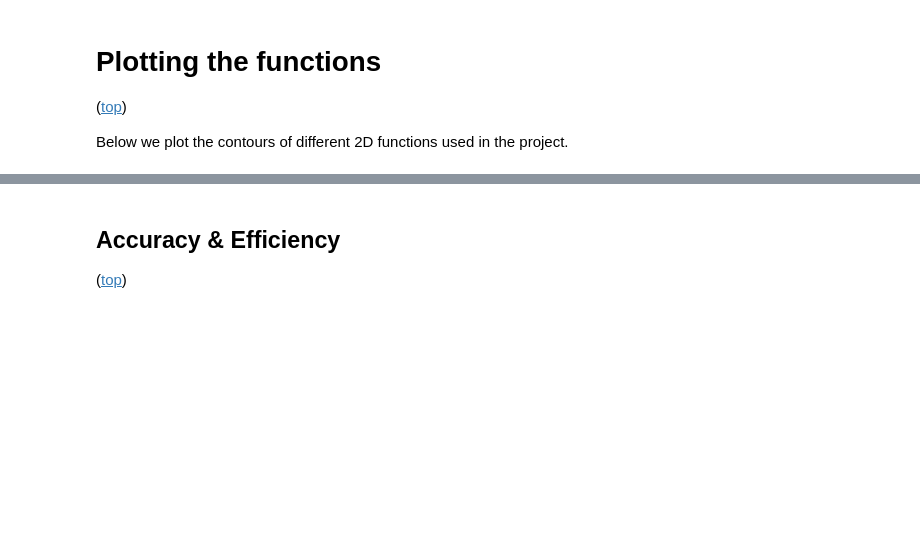
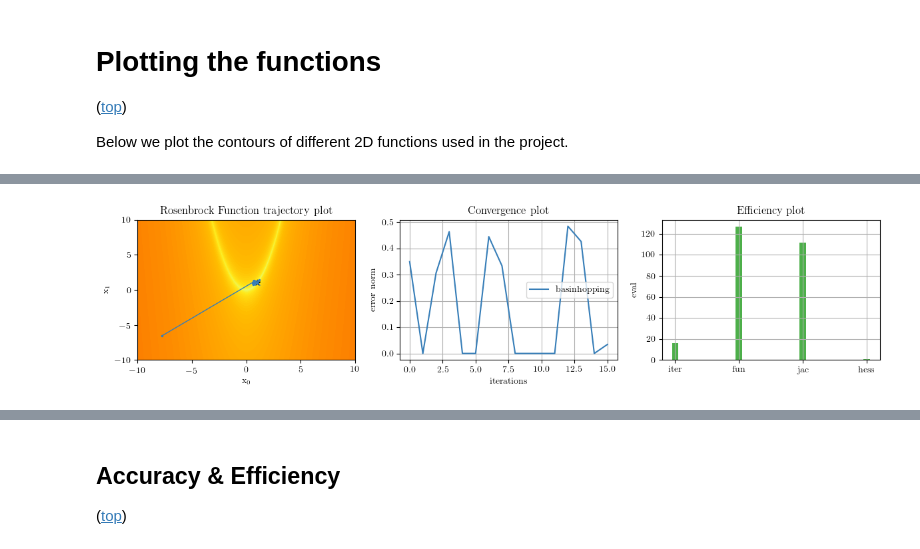
Before and after one commit to esalman/optimization_project, a Jupyter notebook: src/2018 ECE 506 Project.ipynb, the cells around one changed output, grey strips where cells are left out. Cells and saved outputs as stored; diff of their text form; code cells hidden in the pictures; blank space fills up the shorter version.

```diff
--- a/src/2018 ECE 506 Project.ipynb
+++ b/src/2018 ECE 506 Project.ipynb
@@ -201,0 +241,92 @@ def log_callback(*args):
+# %%
+x0_lim_lower = -10.0
+x0_lim_upper = +10.0
+x1_lim_lower = -10.0
+x1_lim_upper = +10.0
+x0 = np.array([np.random.uniform(x0_lim_lower, x0_lim_upper, 1)[0],
+               np.random.uniform(x1_lim_lower, x1_lim_upper, 1)[0]])
+print('x0=', x0)
+
+target_fun = getattr(functions2d, 'Rosenbrock')
+fun = target_fun()
+print(fun.latex_name,': global min=', fun.min)
+
+fig = plt.figure(figsize=(12, 3))
+gs = gridspec.GridSpec(1, 3)
+
+# algorithm x evals
+ev = np.zeros((1,4))
+alg = 0
+
+# run optimization
+xk = [x0]
+err = np.array([])
+accept = np.array([])
+res = basinhopping(cost_callable, x0, callback=log_callback, niter_success=10, #stepsize=1, T=.1,
+                   minimizer_kwargs={'method': 'dogleg', 'jac': jac_callable,
+                                     'hess': hess_callable, 'tol': tol})
+print('basinhopping: ', res.message, 'x=', res.x)
+basinhopping_err= np.copy(err)
+basinhopping_xk = np.copy(xk)
+ev[alg,0] = res.nit
+ev[alg,1] = res.nfev
+ev[alg,2] = res.njev
+ev[alg,3] = 1
+alg += 1
+
+# tragectory plot
+ax2 = fig.add_subplot(gs[0, 0])
+## Lines
+points = 200
+x00 = np.linspace(x0_lim_lower, x0_lim_upper, points)
+x11 = np.linspace(x1_lim_lower, x1_lim_upper, points)
+## Meshes
+X0, X1 = np.meshgrid(x00, x11)
+## Combined
+X = np.array([X0, X1])
+
+## Calculate Costs
+cost = fun.cost(X)
+## Renormalise
+cost_norm = np.log(cost - np.min(cost) + 1)
+
+## Plot
+ax2.contourf(X0, X1, cost_norm, 50, cmap=cmap)
+plt.scatter(fun.min[..., 0], fun.min[..., 1], c='k', marker='*')
+
+plt.plot(basinhopping_xk[:,0], basinhopping_xk[:,1], '.-', markersize=3, linewidth=1, color=color2)
+plt.plot(basinhopping_xk[-1,0], basinhopping_xk[-1,1], 'x', color=color2)
+
+#     plt.grid()
+#     plt.title(fun.latex_name + "\n" + fun.latex_cost)
+plt.title(fun.latex_name+' trajectory plot')
+plt.subplots_adjust(top=0.8)
+plt.xlim([x0_lim_lower, x0_lim_upper])
+plt.ylim([x1_lim_lower, x1_lim_upper])
+plt.xlabel('x_0')
+plt.ylabel('x_1')
+
+# convergence plot
+ax1 = fig.add_subplot(gs[0, 1])
+plt.plot(basinhopping_err, color=color2)
+plt.title('Convergence plot')
+plt.xlabel('iterations')
+plt.ylabel('error norm')
+plt.subplots_adjust(top=0.8)
+plt.grid()
+plt.legend(['basinhopping'])
+
+# efficiency
+ax3 = fig.add_subplot(gs[0, 2])
+x = np.arange(4)*2
+#     ev = np.log10(ev)
+ax3.bar(x, ev[0,:], color=color3, width=.2)
+plt.xticks(x, ['iter', 'fun', 'jac', 'hess'])
+plt.title('Efficiency plot')
+plt.ylabel('#eval')
+plt.subplots_adjust(top=0.8)
+plt.grid()
+
+plt.tight_layout()
+plt.show()
+# %% [output]
@@ -201,0 +336 @@ def log_callback(*args):
+[figure, added]
```
Also changed, not shown: parts of 20 cells of this notebook, 1 other file.
